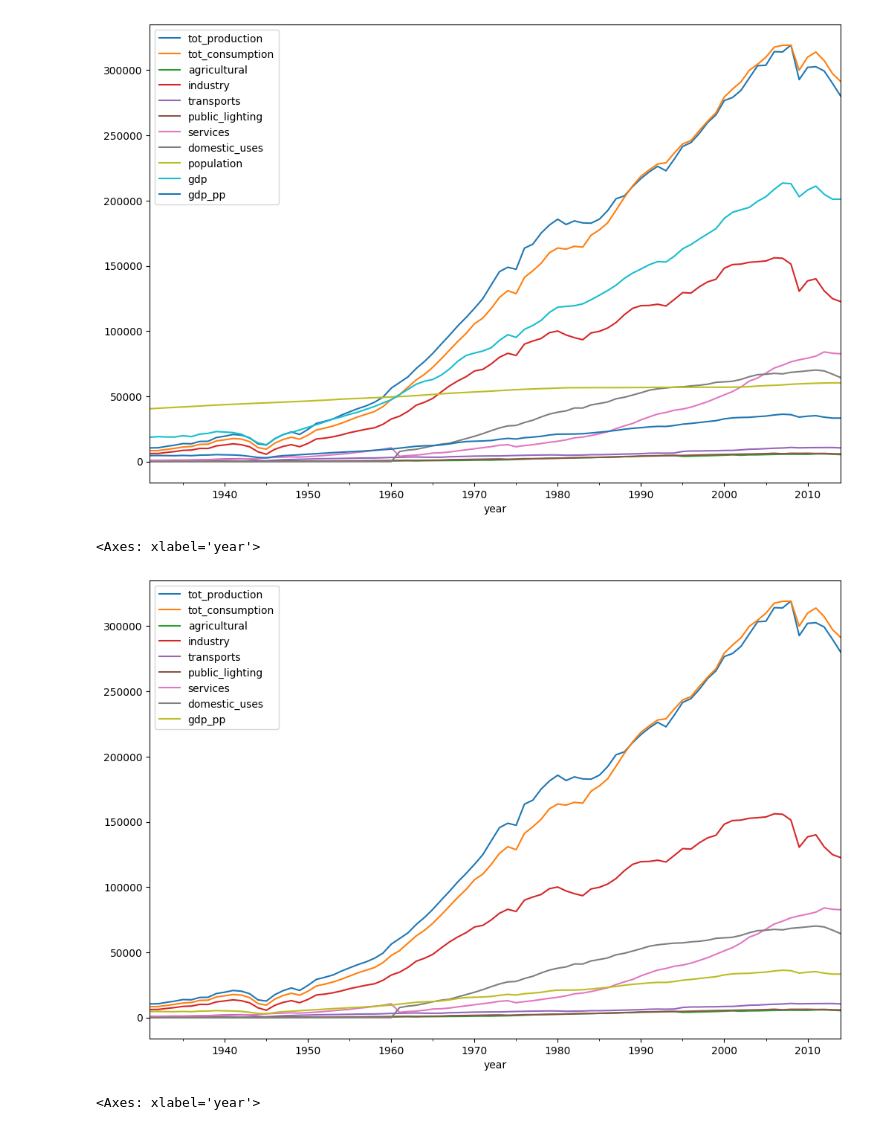
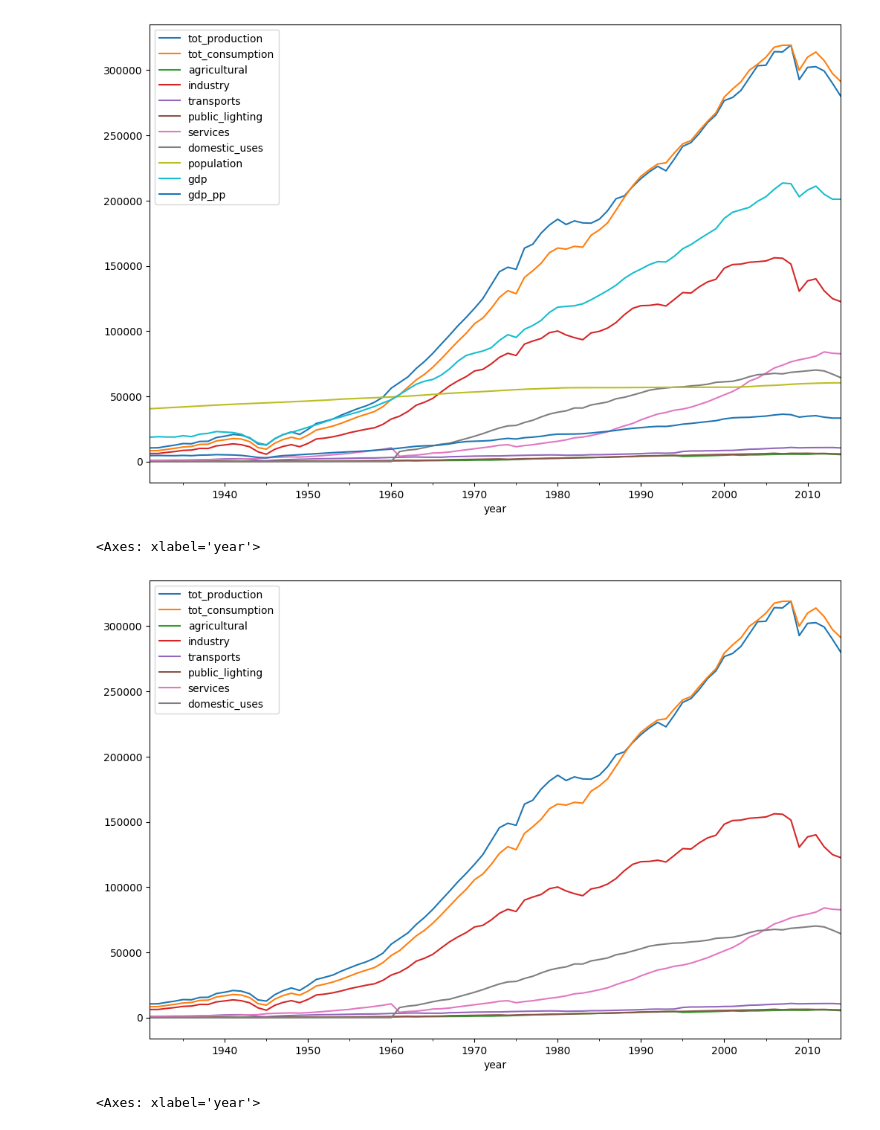
Before and after one commit to depa-tto/Multivariate-Time-Series-project, a Jupyter notebook: time_series_project.ipynb, the cells around one changed output. Saved outputs shown, nothing was run; the diff lists cells and outputs as text; code cells hidden in the pictures.

```diff
--- a/time_series_project.ipynb
+++ b/time_series_project.ipynb
@@ -143,10 +143,10 @@ data.plot(figsize=(12,8))
 <Axes: xlabel='year'>
 [figure]
 # %%
-data.drop(['gdp','population'],axis=1).plot(figsize=(12,8))
+data.drop(['gdp','population','gdp_pp'],axis=1).plot(figsize=(12,8))
 # %% [output]
 <Axes: xlabel='year'>
-[figure, old version]
+[figure, new version]
 # %%
 data[['agricultural','transports']].plot(figsize=(12,8))
 # %% [output]
```
Also changed, not shown: parts of 7 cells of this notebook.
